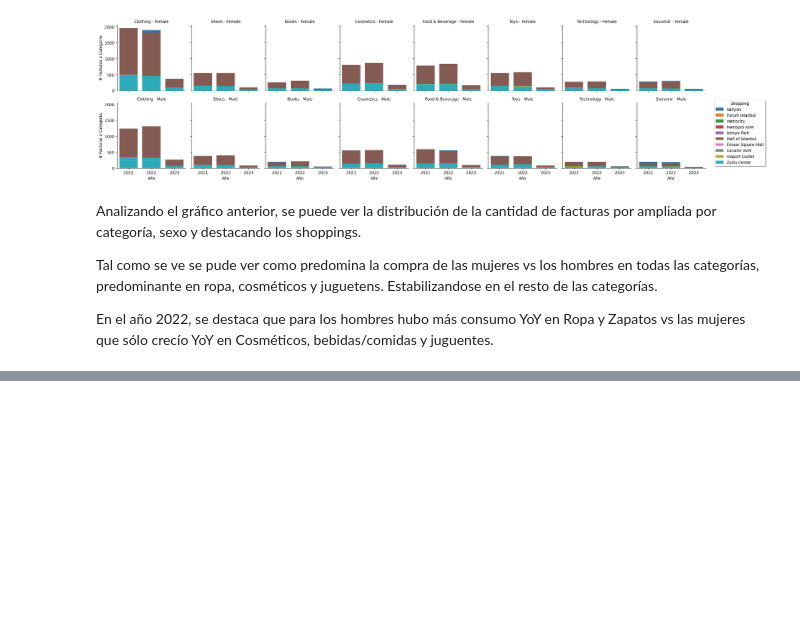
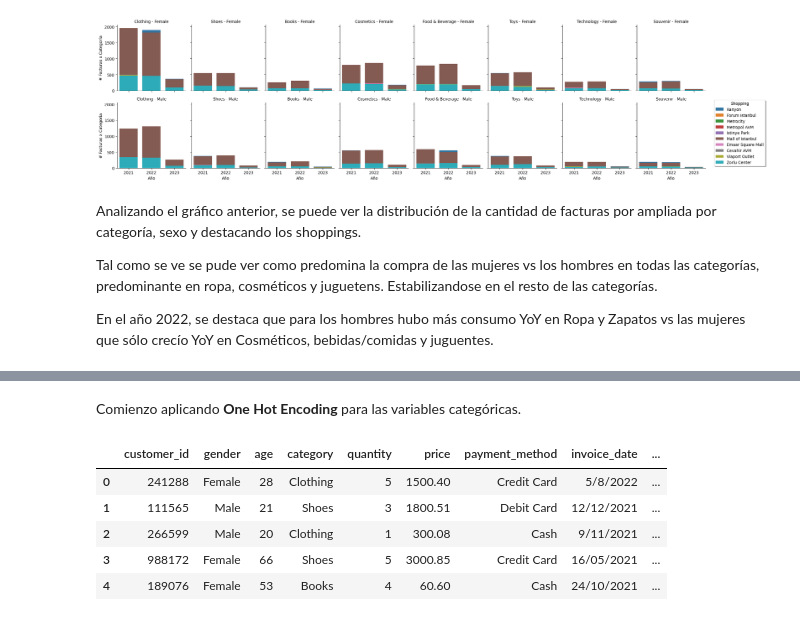
Before and after one commit to aurocca/coderhouse-2025-ds1, a Jupyter notebook: ProyectoDSParte1_Rocca.ipynb, the cells around one changed output, grey strips where cells are left out. Saved outputs shown, nothing was run; the diff lists cells and outputs as text; code cells hidden in the pictures; blank space fills up the shorter version.

```diff
--- a/ProyectoDSParte1_Rocca.ipynb
+++ b/ProyectoDSParte1_Rocca.ipynb
@@ -164,6 +164,8 @@ Con el gráfico anterior se nota mucha variabilidad de facturas emitidas a lo la
 # %%
 df['invoice_year'] = pd.to_datetime(df['invoice_date'],format='%d/%m/%Y').dt.year
 df['invoice_month'] = pd.to_datetime(df['invoice_date'],format='%d/%m/%Y').dt.month
+df['invoice_day'] = pd.to_datetime(df['invoice_date'],format='%d/%m/%Y').dt.day
+
 df_filtrado = df['invoice_year'].value_counts().sort_index()
 df_filtrado.plot(kind='bar',figsize=(10,6),xlabel='Fecha de Facturación', ylabel='Facturas emitidas', title='Cantidad de Facturas emitidas x año')
 plt.show()
@@ -204,0 +225,17 @@ En el año 2022, se destaca que para los hombres hubo más consumo YoY en Ropa y
+# %% [markdown]
+Comienzo aplicando **One Hot Encoding** para las variables categóricas.
+# %%
+#Primero procedo a sacarle las columnas innecesarias como ser el número de factura
+df.drop(columns=["invoice_no"],inplace=True)
+
+#Luego acomodo el id de cliente ya que es una categórica y la paso a INT
+df['customer_id'] = df['customer_id'].replace('C','',regex=True).astype('Int64')
+
+df.head()
+# %% [output]
+|  | customer_id | gender | age | category | quantity | price | payment_method | invoice_date | ... |
+| 0 | 241288 | Female | 28 | Clothing | 5 | 1500.40 | Credit Card | 5/8/2022 | ... |
+| 1 | 111565 | Male | 21 | Shoes | 3 | 1800.51 | Debit Card | 12/12/2021 | ... |
+| 2 | 266599 | Male | 20 | Clothing | 1 | 300.08 | Cash | 9/11/2021 | ... |
+| 3 | 988172 | Female | 66 | Shoes | 5 | 3000.85 | Credit Card | 16/05/2021 | ... |
+| 4 | 189076 | Female | 53 | Books | 4 | 60.60 | Cash | 24/10/2021 | ... |
```
Also changed, not shown: parts of 6 cells of this notebook.
